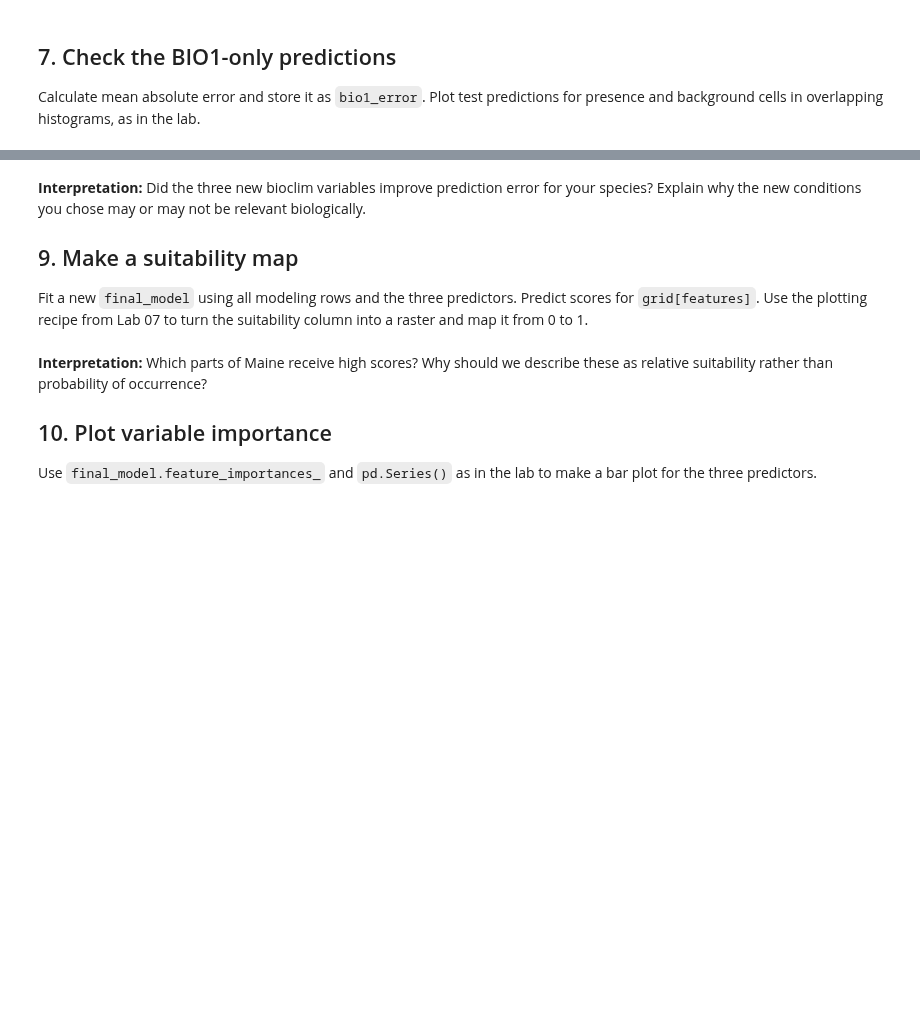
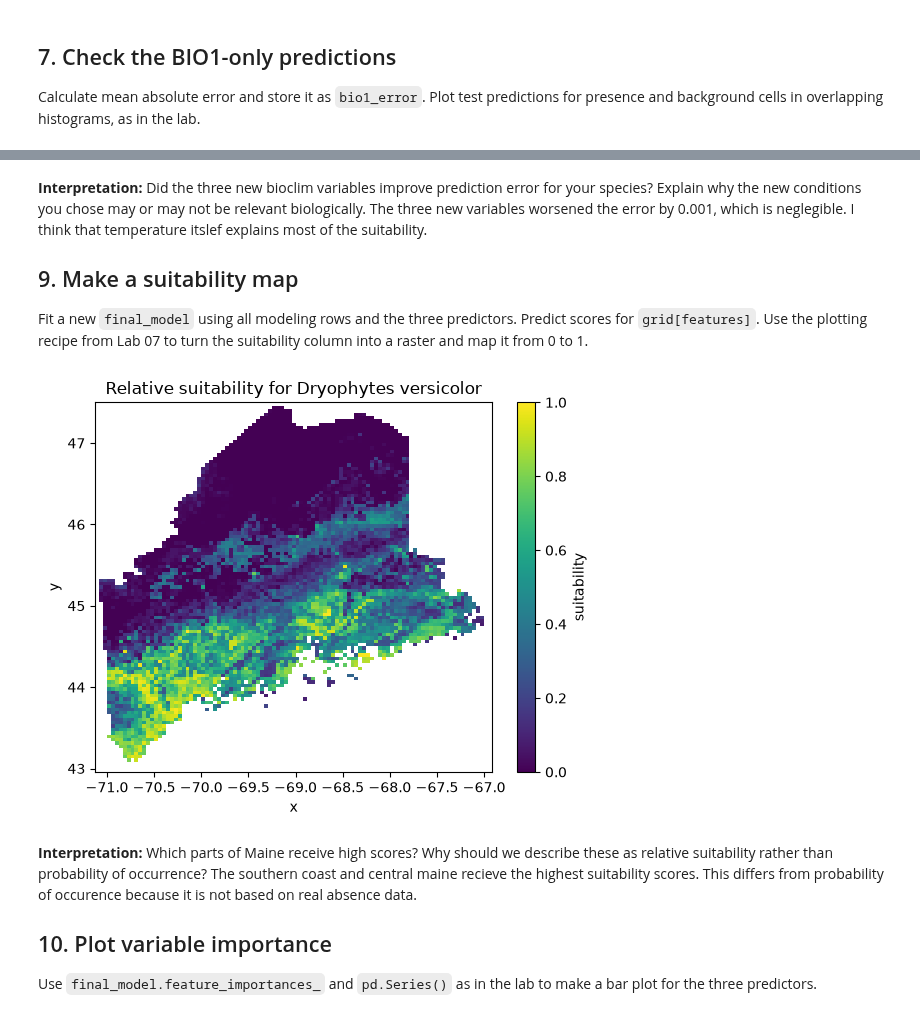
Before and after one commit to Gyrosigma/BIO597-SpatialBiodiversity, a Jupyter notebook: docs/assignments/Assignment-07-MachineLearningSDM.ipynb, the cells around one changed output, grey strips where cells are left out. Cells and saved outputs as stored; diff of their text form; code cells hidden in the pictures; blank space fills up the shorter version.

```diff
--- a/docs/assignments/Assignment-07-MachineLearningSDM.ipynb
+++ b/docs/assignments/Assignment-07-MachineLearningSDM.ipynb
@@ -105,5 +262,5 @@ index of the bioclim variables you chose). Create a new feature table (`X`) sele
 # %% [markdown]
-**Interpretation:** Did the three new bioclim variables improve prediction error for your species? Explain why the new conditions you chose may or may not be relevant biologically.
+**Interpretation:** Did the three new bioclim variables improve prediction error for your species? Explain why the new conditions you chose may or may not be relevant biologically. The three new variables worsened the error by 0.001, which is neglegible. I think that temperature itslef explains most of the suitability.
 
 ## 9. Make a suitability map
 
@@ -111,9 +268,26 @@ Fit a new `final_model` using all modeling rows and the three predictors. Predic
 # %%
 # Update X to include all three predictors.
 # Fit final_model with the same forest settings.
 # Add grid["suitability"], convert it to a raster named suitability, and plot it.
+
+features = ["bio_5", "bio_12", "bio_13"]
+X = model_data[features]
+final_model = RandomForestRegressor(
+    n_estimators=100, min_samples_leaf=5, random_state=597,
+)
+final_model.fit(X, y)
+grid["suitability"] = final_model.predict(grid[features])
+
+suitability = grid.set_index(["y", "x"])["suitability"].to_xarray()
+suitability = suitability.reindex(y=climate.y, x=climate.x)
+
+suitability.plot(vmin=0, vmax=1, cmap="viridis")
+plt.title(f"Relative suitability for {target_species}")
+plt.show()
+# %% [output]
+[figure, added]
 # %% [markdown]
-**Interpretation:** Which parts of Maine receive high scores? Why should we describe these as relative suitability rather than probability of occurrence?
+**Interpretation:** Which parts of Maine receive high scores? Why should we describe these as relative suitability rather than probability of occurrence? The southern coast and central maine recieve the highest suitability scores. This differs from probability of occurence because it is not based on real absence data.
 
 ## 10. Plot variable importance
 
```
Also changed, not shown: parts of 21 cells of this notebook, 1 other file.
